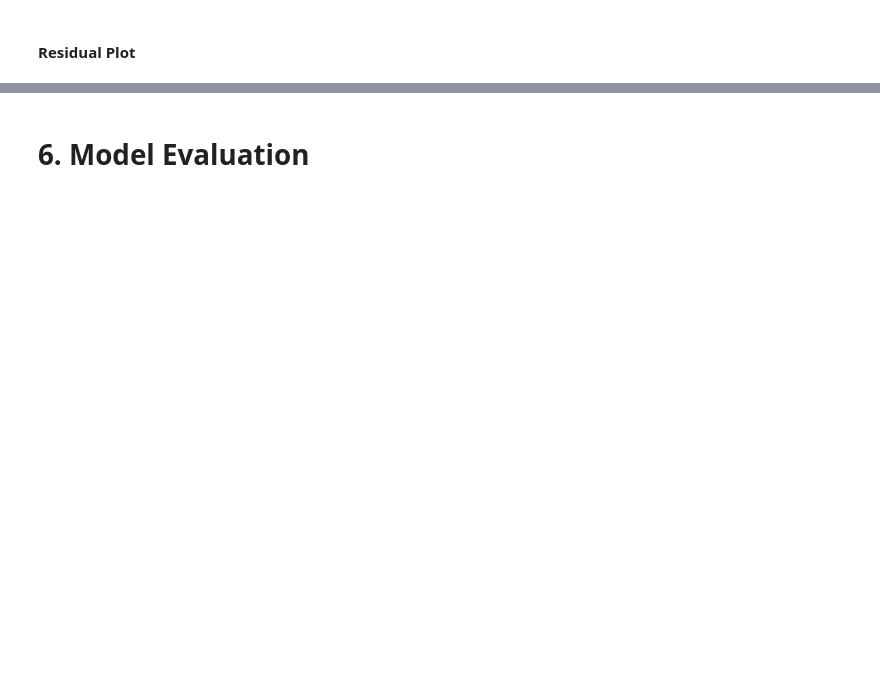
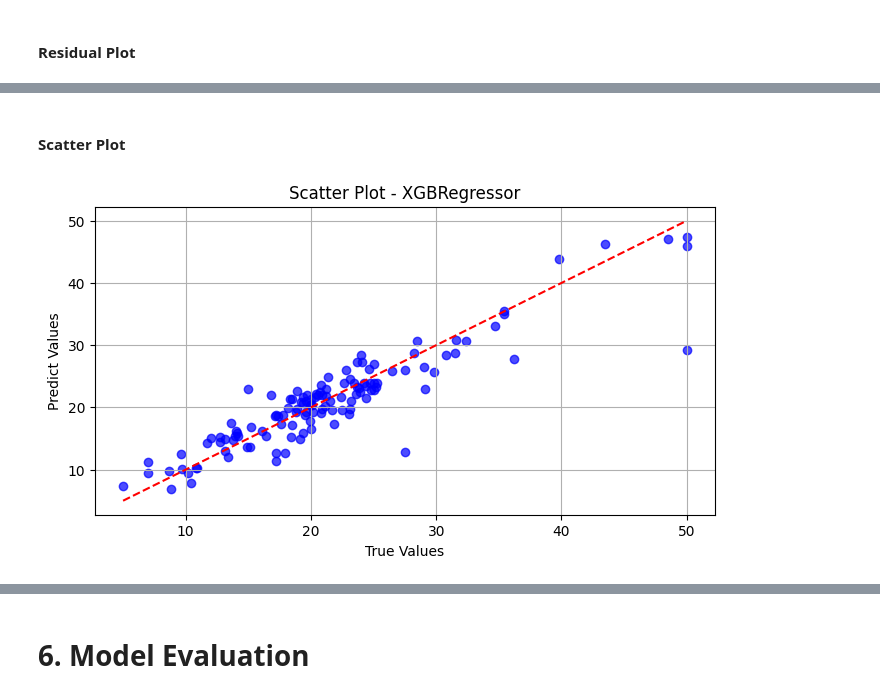
Before and after one commit to haroldeustaquio/Machine-Learning, a Jupyter notebook: Trees_and_Ensemble/Regression/Housing-Price-Prediction/testing.ipynb, the cells around one changed output, grey strips where cells are left out. Drawn from its saved outputs; the diff is of its cells as text; code cells hidden in the pictures; blank space fills up the shorter version.

```diff
--- a/Trees_and_Ensemble/Regression/Housing-Price-Prediction/testing.ipynb
+++ b/Trees_and_Ensemble/Regression/Housing-Price-Prediction/testing.ipynb
@@ -235,0 +238,14 @@ residual_plot(y_test,predictions_6, gb)
+# %%
+import xgboost as xgb
+
+xg = xgb.XGBRegressor(booster='gbtree', n_estimators=200, objective='reg:squarederror', eval_metric='rmse',learning_rate = 0.1,max_depth=15)
+
+xg.fit(x_train,y_train)
+predictions_7 = xg.predict(x_test)
+metrics('xgboost', y_test, predictions_7)
+# %% [markdown]
+#### Scatter Plot
+# %%
+scatter_plot(y_test, predictions_7, xg)
+# %% [output]
+[figure, added]
```
Also changed, not shown: parts of 22 cells of this notebook.
